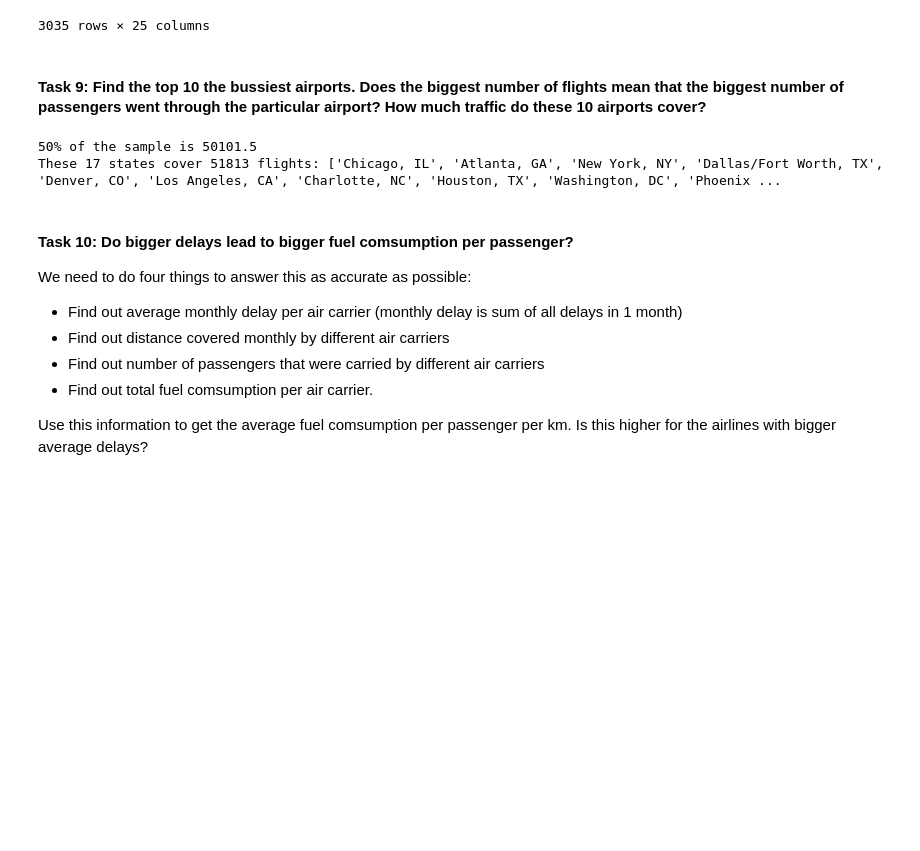
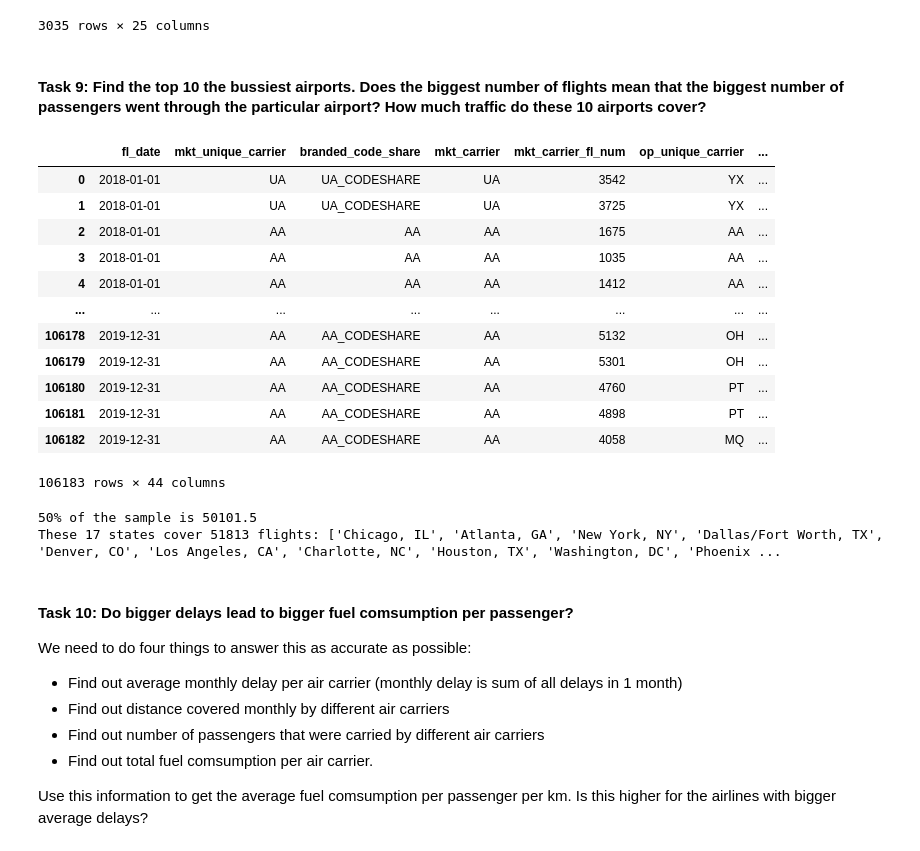
Before and after one commit to georgi3/flight_delay_predictions, a Jupyter notebook: george/exploratory_analysis.ipynb, the cells around one changed output. Drawn from its saved outputs; the diff is of its cells as text; code cells hidden in the pictures; blank space fills up the shorter version.

```diff
--- a/george/exploratory_analysis.ipynb
+++ b/george/exploratory_analysis.ipynb
@@ -270,3 +270,7 @@ max        822.000000
 Name: late_aircraft_delay, dtype: float64
 # %% [markdown]
 #### **Task 6**: How many states cover 50% of US air traffic?
+# %%
+flight_df['state'] =flight_df['origin_city_name'].str[-2:]
+flights_per_state = flight_df.groupby('state')['fl_date'].count()
+flights_per_state
@@ -444,6 +467,22 @@ fuel_df
 3035 rows × 25 columns
 # %% [markdown]
 #### **Task 9**: Find the top 10 the bussiest airports. Does the biggest number of flights mean that the biggest number of passengers went through the particular airport? How much traffic do these 10 airports cover?
+# %%
+flight_df
+# %% [output]
+|  | fl_date | mkt_unique_carrier | branded_code_share | mkt_carrier | mkt_carrier_fl_num | op_unique_carrier | ... |
+| 0 | 2018-01-01 | UA | UA_CODESHARE | UA | 3542 | YX | ... |
+| 1 | 2018-01-01 | UA | UA_CODESHARE | UA | 3725 | YX | ... |
+| 2 | 2018-01-01 | AA | AA | AA | 1675 | AA | ... |
+| 3 | 2018-01-01 | AA | AA | AA | 1035 | AA | ... |
+| 4 | 2018-01-01 | AA | AA | AA | 1412 | AA | ... |
+| ... | ... | ... | ... | ... | ... | ... | ... |
+| 106178 | 2019-12-31 | AA | AA_CODESHARE | AA | 5132 | OH | ... |
+| 106179 | 2019-12-31 | AA | AA_CODESHARE | AA | 5301 | OH | ... |
+| 106180 | 2019-12-31 | AA | AA_CODESHARE | AA | 4760 | PT | ... |
+| 106181 | 2019-12-31 | AA | AA_CODESHARE | AA | 4898 | PT | ... |
+| 106182 | 2019-12-31 | AA | AA_CODESHARE | AA | 4058 | MQ | ... |
+106183 rows × 44 columns
 # %%
 cover_50pct = jan_flight_cl.shape[0] / 2
 cover = 0
```
Also changed, not shown: parts of 8 cells of this notebook.
